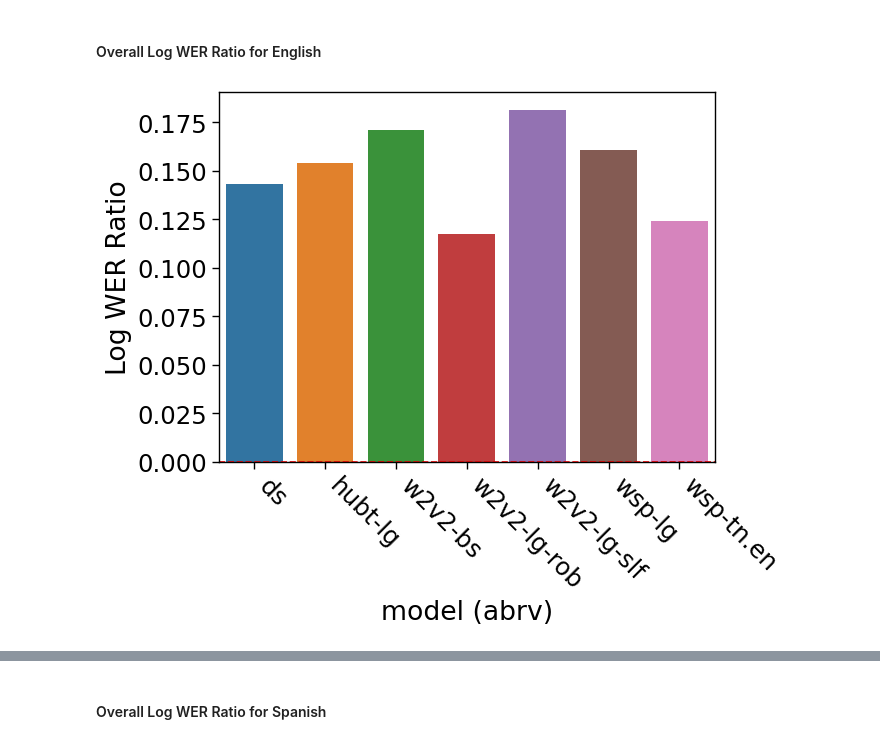
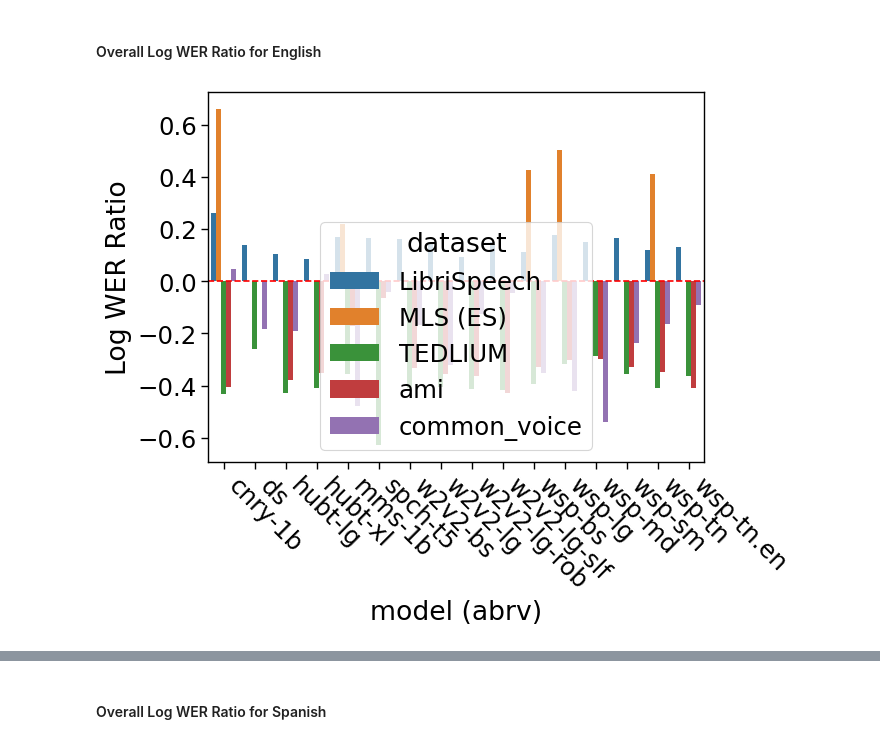
Before and after one commit to ahmedshah1494/speech_robust_bench, a Jupyter notebook: gender_analysis.ipynb, the cells around one changed output, grey strips where cells are left out. Cells and saved outputs as stored; diff of their text form; code cells hidden in the pictures.

```diff
--- a/gender_analysis.ipynb
+++ b/gender_analysis.ipynb
@@ -65,6 +164,0 @@ Separate out the results on clean data
-# %%
-clean_full_df = full_df[full_df['augmentation'] == 'None']
-full_df = full_df[(full_df['augmentation'] != 'unoise')]
-row = full_df.iloc[0]
-clean_row = clean_full_df[(clean_full_df['model'] == row['model']) & (clean_full_df['id'] == row['id'])]
-clean_row
@@ -85,3 +165,10 @@ array(['whisper-medium', 'whisper-large-v2', 'whisper-small.en',
+# %%
+full_df.dataset.replace({
+    'librispeech_asr': 'LibriSpeech',
+    'tedlium': 'TEDLIUM',
+    'MLS-ES': 'MLS (ES)',
+    'multilingual_librispeech': 'MLS (ES)',
+}, inplace=True)
 # %% [markdown]
 ## Data Analysis
 # %% [markdown]
@@ -114,7 +203,8 @@ for ax in ax.axes.flatten():
 ### Measuring Gender Disparity in Robustness
 # %%
 # Compute total words/chars in the reference transcripts, and the number of word/char errors for each dataset, model, augmentation, severity, and gender.
-agg_results_df = full_df.pivot_table(index=['dataset', 'model (abrv)', 'augmentation', 'severity', 'speaker_gender'], values=['num_word_errors','num_ref_words','num_char_errors','num_ref_chars'], aggfunc=np.sum).reset_index()
+fdf = full_df.loc[(full_df.dataset != 'TEDLIUM') | full_df.speaker_id.isin(set(['AimeeMullins', 'JaneMcGonigal', 'BillGates', 'JamesCameron']))]
+agg_results_df = fdf.pivot_table(index=['dataset', 'model (abrv)', 'augmentation', 'severity', 'category', 'speaker_gender'], values=['num_word_errors','num_ref_words','num_char_errors','num_ref_chars'], aggfunc=np.sum).reset_index()
 # Compute WER and CER based on the total number of word/char errors and the total number of words/chars in the reference transcripts.
 agg_results_df['wer'] = 100 * agg_results_df['num_word_errors'] / agg_results_df['num_ref_words']
 agg_results_df['cer'] = 100 * agg_results_df['num_char_errors'] / agg_results_df['num_ref_chars']
@@ -144,7 +234,7 @@ $WERR^M_\text{pert,sev} = \log WER^M_\text{pert,sev,female} - \log WER^M_\text{p
 # %%
 # Compute the average WER and CER for each dataset, model, augmentation and severity.
 # This is done only to obtain a DataFrame of the appropriate shape for the next step.
-agg_results_diff_df = deepcopy(agg_results_df.pivot_table(index=['dataset', 'model (abrv)', 'augmentation', 'severity'], values=['wer','cer'])).reset_index()
+agg_results_diff_df = deepcopy(agg_results_df.pivot_table(index=['dataset', 'model (abrv)', 'augmentation', 'category', 'severity'], values=['wer','cer'])).reset_index()
 # Compute log WER/CER ratio, and add the WER/CER for males and females to the dataframe
 agg_results_diff_df['Log WER Ratio'] = np.log2(agg_results_df[agg_results_df['speaker_gender'] == 'F']['wer'].values / agg_results_df[agg_results_df['speaker_gender'] == 'M']['wer'].values)
 agg_results_diff_df['Log CER ratio'] = np.log2(agg_results_df[agg_results_df['speaker_gender'] == 'F']['cer'].values / agg_results_df[agg_results_df['speaker_gender'] == 'M']['cer'].values)
@@ -165,12 +255,12 @@ model_results_diff_df['WER (Females)'] = model_results_df[model_results_df['spea
 model_results_diff_df['CER (Males)'] = model_results_df[model_results_df['speaker_gender'] == 'M']['cer']
 model_results_diff_df['CER (Females)'] = model_results_df[model_results_df['speaker_gender'] == 'F']['cer']
 # %%
-data = agg_results_diff_df[(agg_results_diff_df['dataset'] == 'librispeech_asr') & (agg_results_diff_df['model (abrv)'].isin(en_models_abrv)) & (agg_results_df['augmentation'].isna() | (agg_results_df['severity'] > 0)) & (~(agg_results_df['augmentation'].str.contains('+',regex=False)))]
+data = agg_results_diff_df[(agg_results_diff_df['model (abrv)'].isin(en_models_abrv)) & (agg_results_df['augmentation'].isna() | (agg_results_df['severity'] > 0)) & (~(agg_results_df['augmentation'].str.contains('+',regex=False)))]
 with sns.plotting_context('paper', font_scale=2.):
     # ax = sns.scatterplot(data=data, x='WER (Males)', y='WER (Females)', hue='model (abrv)', style='model (abrv)')
     # plt.legend(bbox_to_anchor=(1.02, 1), loc=2, borderaxespad=0.)
-    ax = sns.barplot(data=data, x='model (abrv)', y='Log WER Ratio', ci=None)
+    ax = sns.barplot(data=data, x='model (abrv)', y='Log WER Ratio', ci=None, hue='dataset')
     ax.set_xticklabels(ax.get_xticklabels(), rotation=-45, ha='left')
     ax.axhline(0, ls='--', color='red')
 # %% [output]
-[figure, old version]
+[figure, new version]
```
Also changed, not shown: parts of 40 cells of this notebook, 1 other file.
